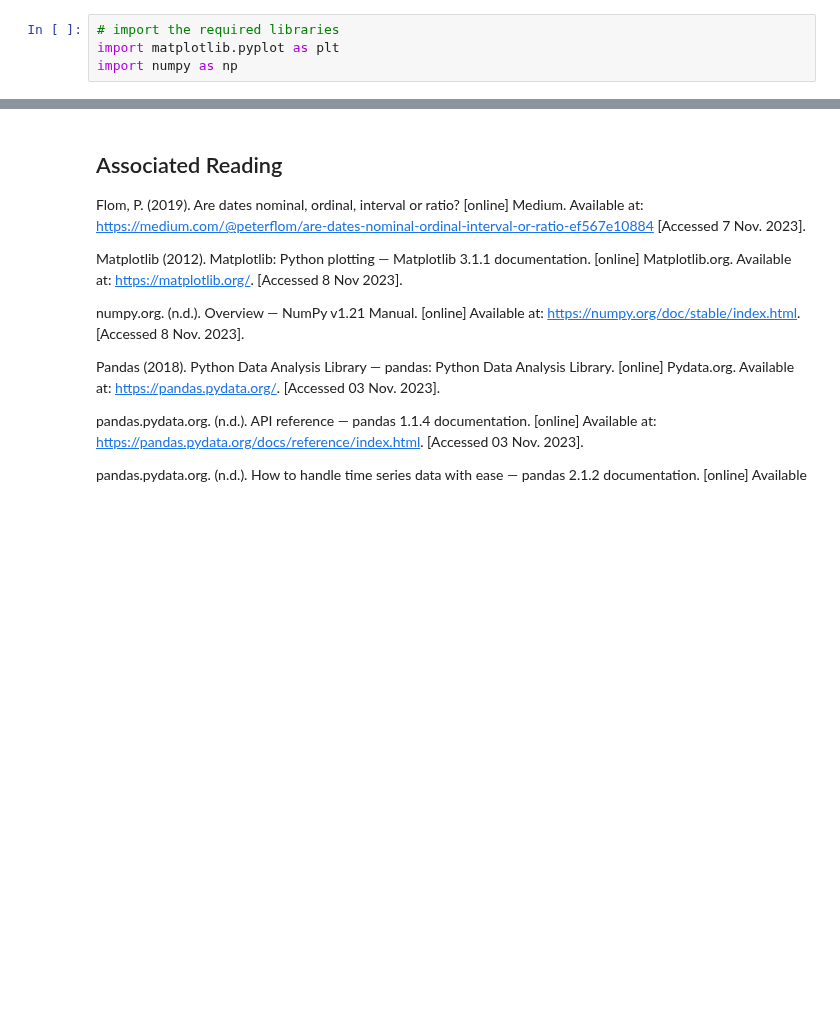
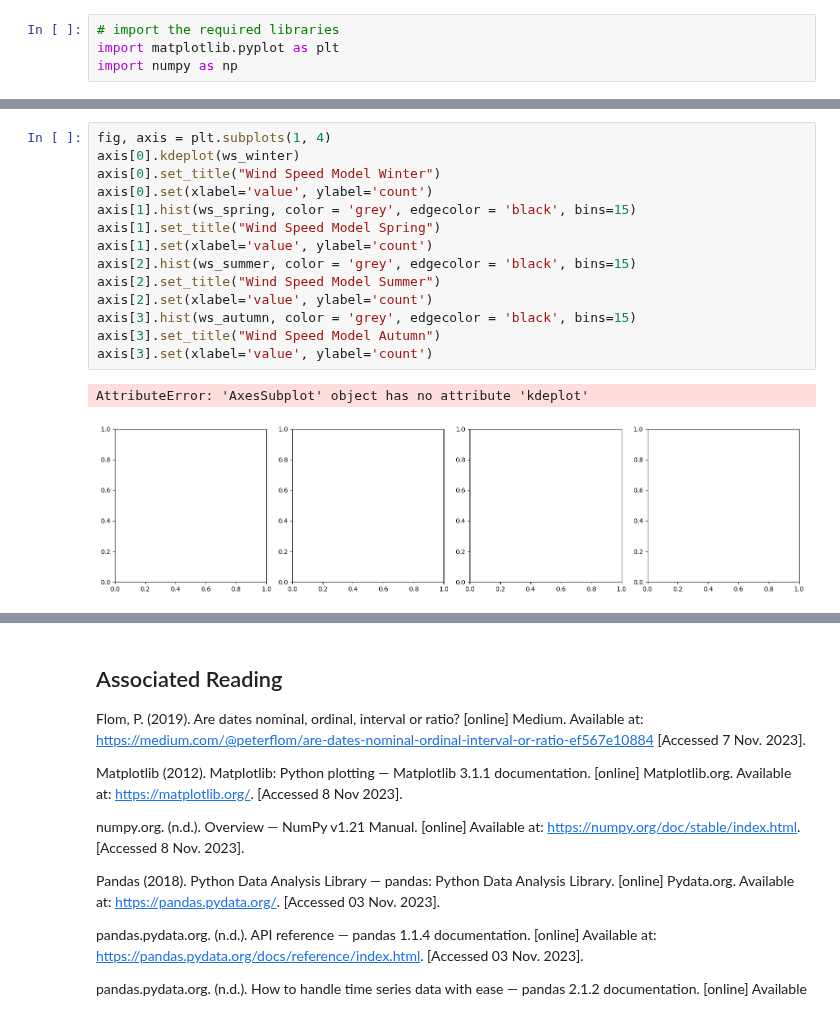
Before and after one commit to humphs078/ProgrammingforDataAnalysisAssignment_1, a Jupyter notebook: submission_notebook.ipynb, the cells around one changed output, grey strips where cells are left out. Drawn from its saved outputs; the diff is of its cells as text; blank space fills up the shorter version.

```diff
--- a/submission_notebook.ipynb
+++ b/submission_notebook.ipynb
@@ -267,0 +253,17 @@ axis[1].set(xlabel='value', ylabel='count')
+# %%
+fig, axis = plt.subplots(1, 4)
+axis[0].kdeplot(ws_winter)
+axis[0].set_title("Wind Speed Model Winter")
+axis[0].set(xlabel='value', ylabel='count')
+axis[1].hist(ws_spring, color = 'grey', edgecolor = 'black', bins=15)
+axis[1].set_title("Wind Speed Model Spring")
+axis[1].set(xlabel='value', ylabel='count')
+axis[2].hist(ws_summer, color = 'grey', edgecolor = 'black', bins=15)
+axis[2].set_title("Wind Speed Model Summer")
+axis[2].set(xlabel='value', ylabel='count')
+axis[3].hist(ws_autumn, color = 'grey', edgecolor = 'black', bins=15)
+axis[3].set_title("Wind Speed Model Autumn")
+axis[3].set(xlabel='value', ylabel='count')
+# %% [output]
+AttributeError: 'AxesSubplot' object has no attribute 'kdeplot'
+[figure, added]
```
Also changed, not shown: parts of 16 cells of this notebook, 2 other files.
